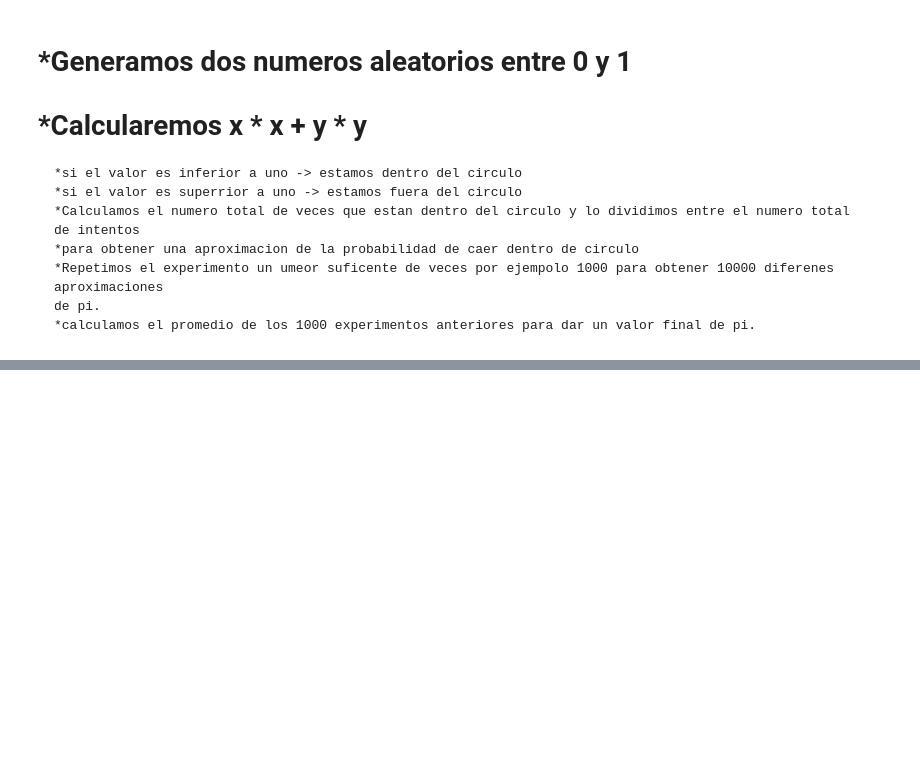
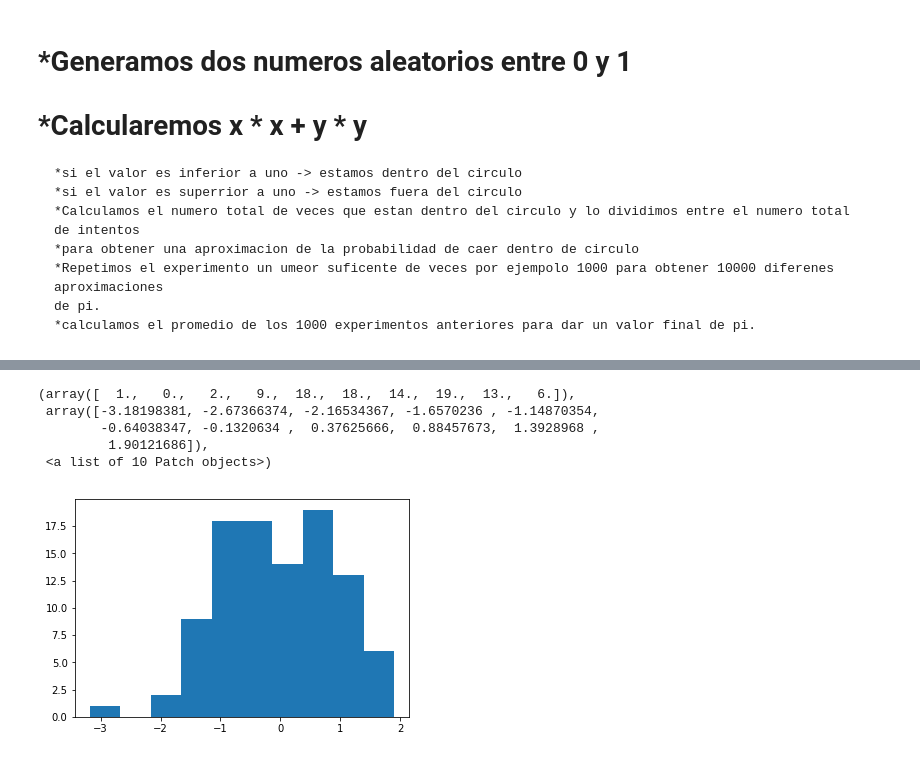
Before and after one commit to JCFlores93/ML-UDEMY, a Jupyter notebook: scripts/T2 - 2 - DATA CLEANING - FUNCIONES DE DISTRIBUCION DE PROBABILIDAD.ipynb, the cells around one changed output, grey strips where cells are left out. Cells and saved outputs as stored; diff of their text form; code cells hidden in the pictures; blank space fills up the shorter version.

Commit message:
dummy data set

```diff
--- a/scripts/T2 - 2 - DATA CLEANING - FUNCIONES DE DISTRIBUCION DE PROBABILIDAD.ipynb
+++ b/scripts/T2 - 2 - DATA CLEANING - FUNCIONES DE DISTRIBUCION DE PROBABILIDAD.ipynb
@@ -110,0 +114,7 @@ pi_montecarlo(10000, 200)
+# %%
+n = 100
+data = pd.DataFrame({
+    'A': np.random.randn(n),
+    'B': 1.5 + 2.5 + np.random.randn(n),
+    'C': np.random.uniform(5, 32, n),
+})
@@ -110,0 +133,9 @@ pi_montecarlo(10000, 200)
+# %%
+plt.hist(data["A"])
+# %% [output]
+(array([  1.,   0.,   2.,   9.,  18.,  18.,  14.,  19.,  13.,   6.]),
+ array([-3.18198381, -2.67366374, -2.16534367, -1.6570236 , -1.14870354,
+        -0.64038347, -0.1320634 ,  0.37625666,  0.88457673,  1.3928968 ,
+         1.90121686]),
+ <a list of 10 Patch objects>)
+[figure, added]
```
Also changed, not shown: parts of 18 cells of this notebook.
